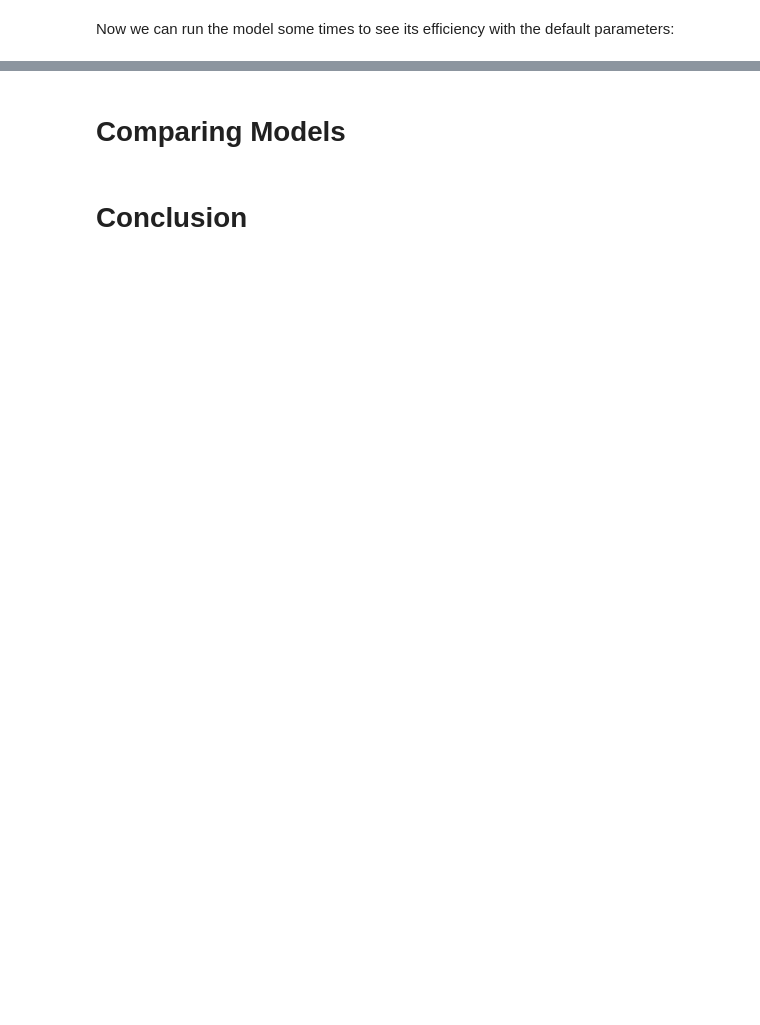
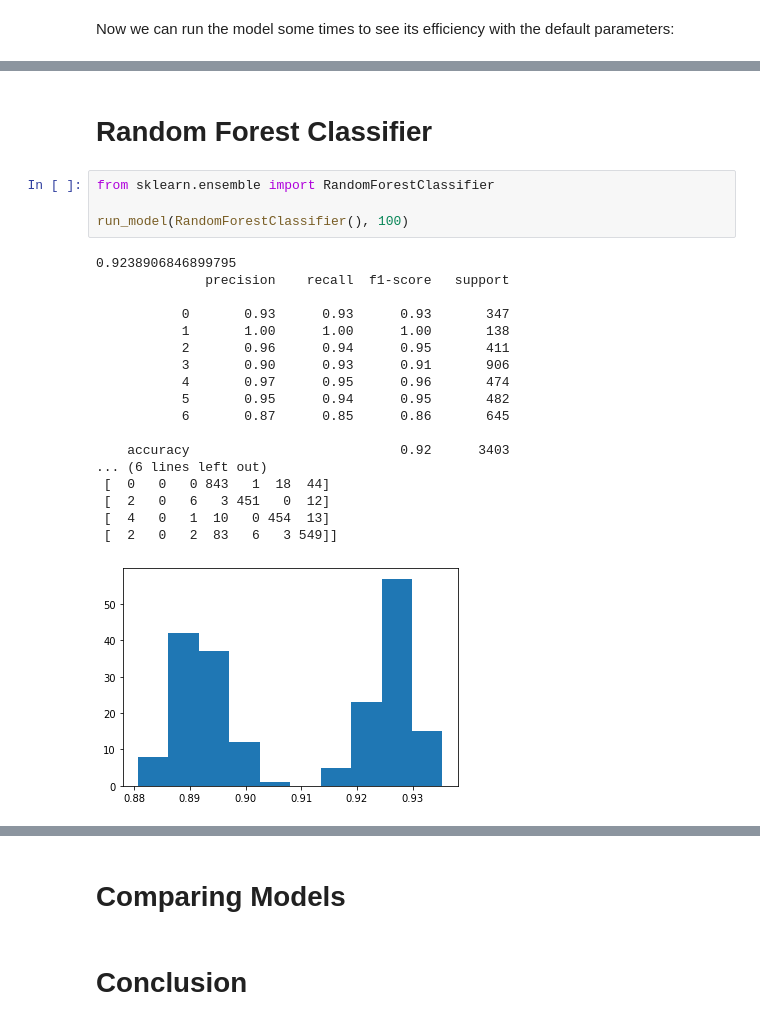
Before and after one commit to Educorreia932/FEUP-IART, a Jupyter notebook: src/notebook.ipynb, the cells around one changed output, grey strips where cells are left out. Drawn from its saved outputs; the diff is of its cells as text; blank space fills up the shorter version.

```diff
--- a/src/notebook.ipynb
+++ b/src/notebook.ipynb
@@ -440,0 +491,25 @@ tune_model(knn, parameter_grid)
+# %% [markdown]
+# Random Forest Classifier
+# %%
+from sklearn.ensemble import RandomForestClassifier
+
+run_model(RandomForestClassifier(), 100)
+# %% [output]
+0.9238906846899795
+              precision    recall  f1-score   support
+
+           0       0.93      0.93      0.93       347
+           1       1.00      1.00      1.00       138
+           2       0.96      0.94      0.95       411
+           3       0.90      0.93      0.91       906
+           4       0.97      0.95      0.96       474
+           5       0.95      0.94      0.95       482
+           6       0.87      0.85      0.86       645
+
+    accuracy                           0.92      3403
+... (6 lines left out)
+ [  0   0   0 843   1  18  44]
+ [  2   0   6   3 451   0  12]
+ [  4   0   1  10   0 454  13]
+ [  2   0   2  83   6   3 549]]
+[figure, added]
```
Also changed, not shown: parts of 13 cells of this notebook.
